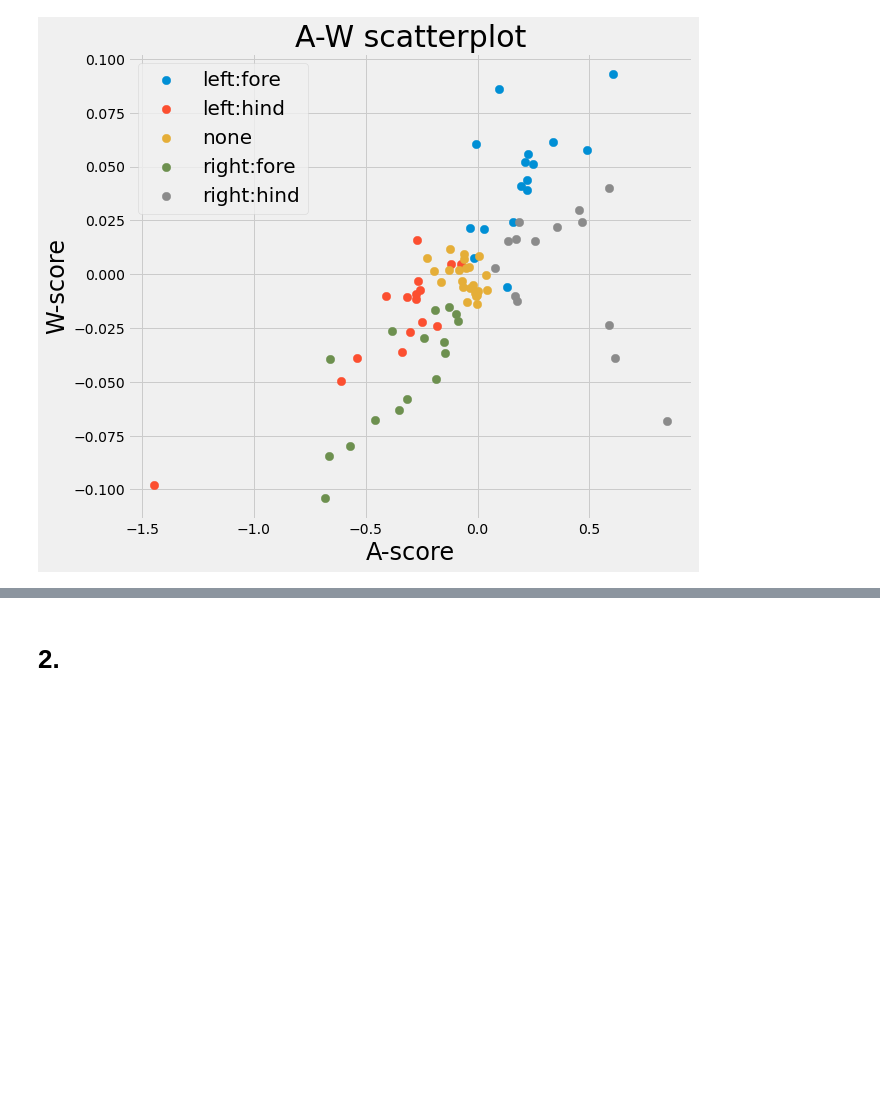
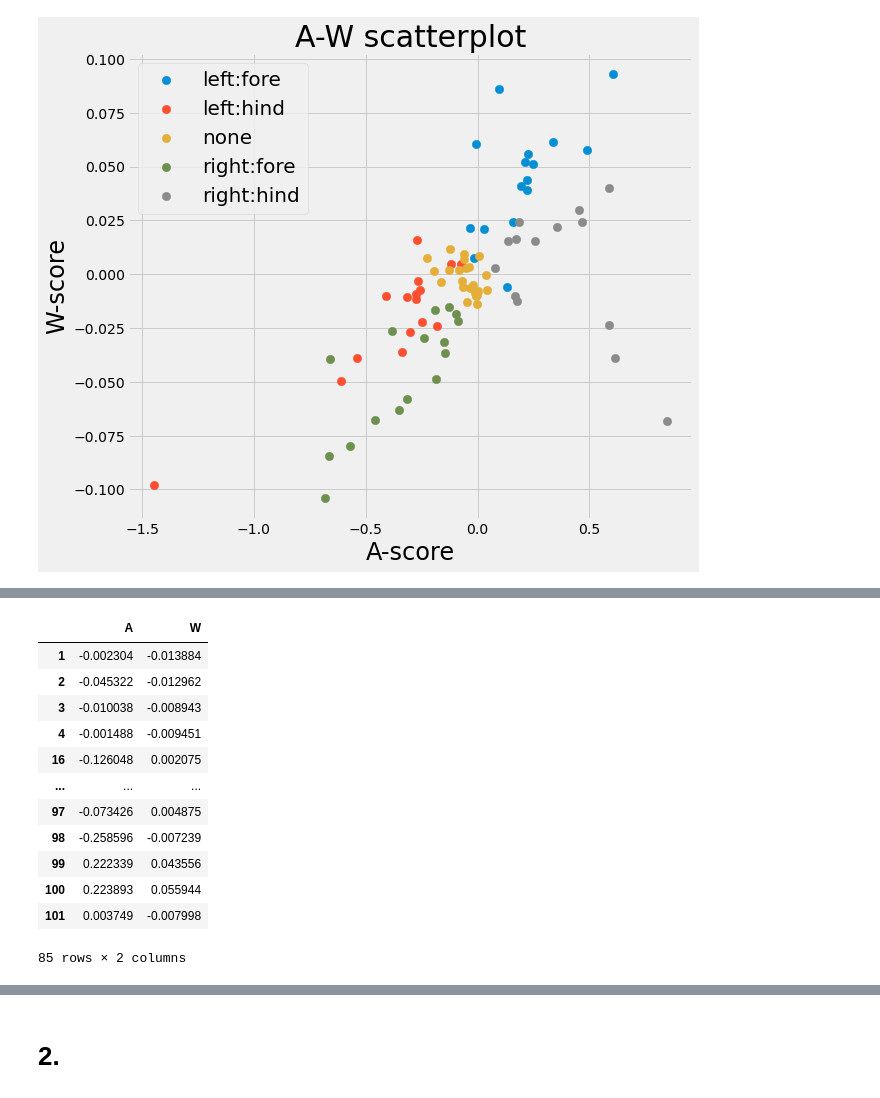
Before and after one commit to NikolajHee/Stat_project, a Jupyter notebook: classification-kopi.ipynb, the cells around one changed output, grey strips where cells are left out. Drawn from its saved outputs; the diff is of its cells as text; code cells hidden in the pictures; blank space fills up the shorter version.

```diff
--- a/classification-kopi.ipynb
+++ b/classification-kopi.ipynb
@@ -175,0 +248,16 @@ NN's accuracy: 0.38461538461538464
+# %%
+X1[[True]*85]
+# %% [output]
+|  | A | W |
+| 1 | -0.002304 | -0.013884 |
+| 2 | -0.045322 | -0.012962 |
+| 3 | -0.010038 | -0.008943 |
+| 4 | -0.001488 | -0.009451 |
+| 16 | -0.126048 | 0.002075 |
+| ... | ... | ... |
+| 97 | -0.073426 | 0.004875 |
+| 98 | -0.258596 | -0.007239 |
+| 99 | 0.222339 | 0.043556 |
+| 100 | 0.223893 | 0.055944 |
+| 101 | 0.003749 | -0.007998 |
+85 rows × 2 columns
```
Also changed, not shown: parts of 14 cells of this notebook, 5 other files.
